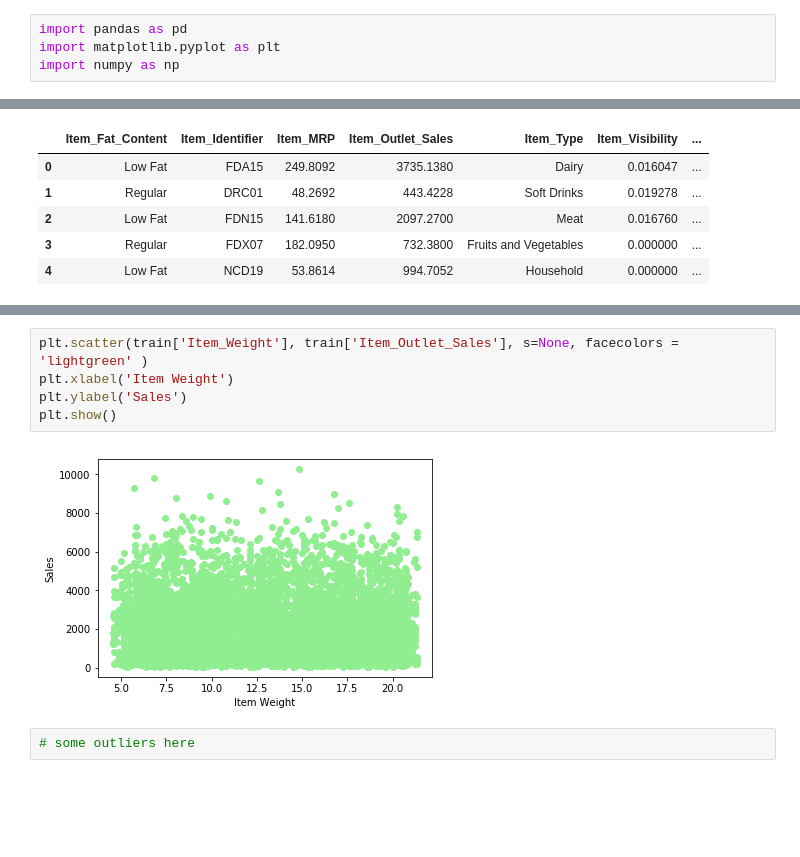
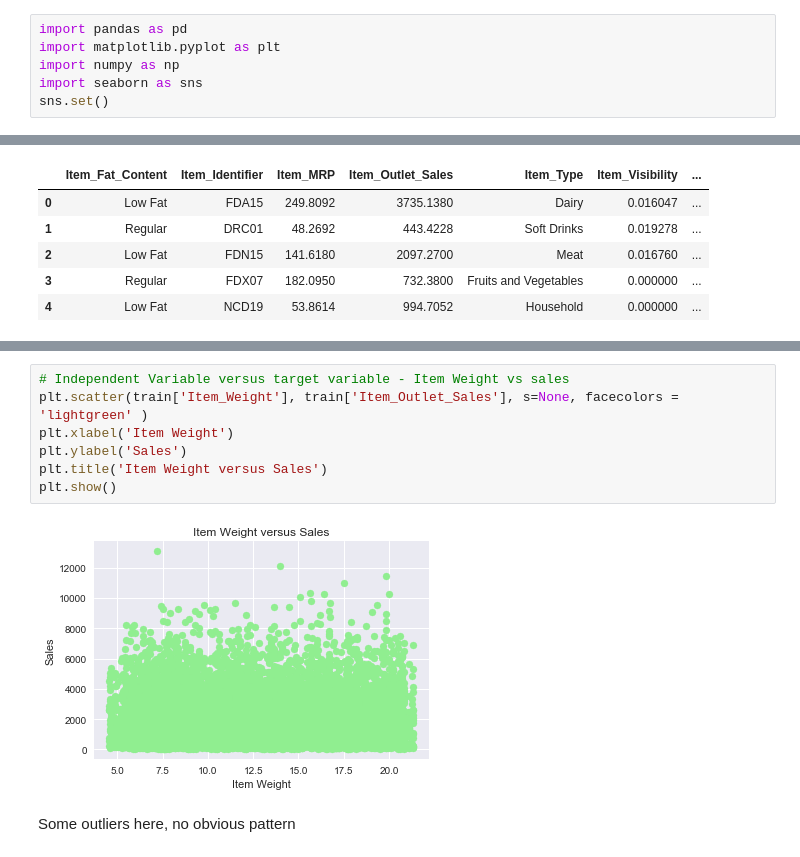
Before and after one commit to RupaliShah/Springboard, a Jupyter notebook: Capstone1/EDA.ipynb, the cells around one changed output, grey strips where cells are left out. Drawn from its saved outputs; the diff is of its cells as text; blank space fills up the shorter version.

```diff
--- a/Capstone1/EDA.ipynb
+++ b/Capstone1/EDA.ipynb
@@ -2,6 +2,8 @@
 import pandas as pd
 import matplotlib.pyplot as plt
 import numpy as np
+import seaborn as sns
+sns.set()
 # %%
 train = pd.read_csv('data/train_clean.csv')
 test = pd.read_csv('data/test_clean.csv')
@@ -82,9 +106,11 @@ plt.show()
 # %%
+# Independent Variable versus target variable - Item Weight vs sales
 plt.scatter(train['Item_Weight'], train['Item_Outlet_Sales'], s=None, facecolors = 'lightgreen' )
 plt.xlabel('Item Weight')
 plt.ylabel('Sales')
+plt.title('Item Weight versus Sales')
 plt.show()
 # %% [output]
-[figure, old version]
+[figure, new version]
-# %%
-# some outliers here
+# %% [markdown]
+Some outliers here, no obvious pattern
```
Also changed, not shown: parts of 18 cells of this notebook.
